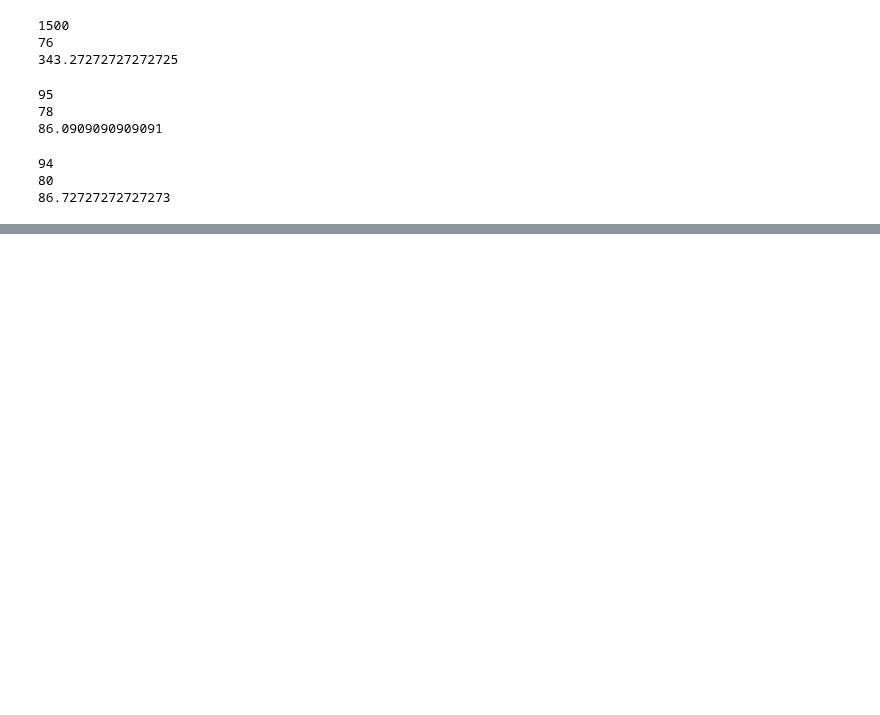
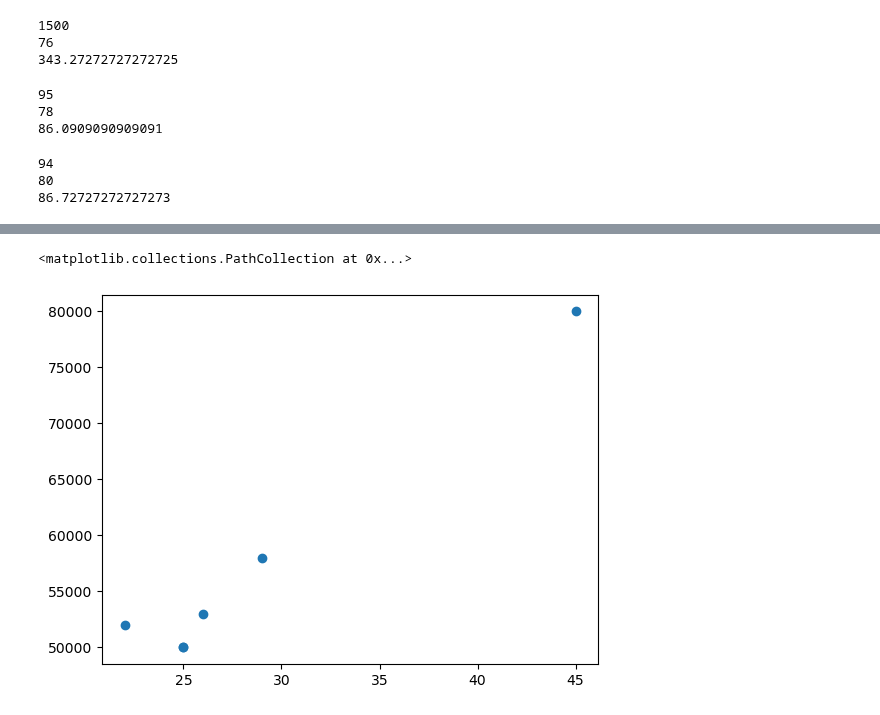
Before and after one commit to joyant-s-g-j/AI-ML-Practices, a Jupyter notebook: Practice_15_5.ipynb, the cells around one changed output, grey strips where cells are left out. Cells and saved outputs as stored; diff of their text form; code cells hidden in the pictures; blank space fills up the shorter version.

```diff
--- a/Practice_15_5.ipynb
+++ b/Practice_15_5.ipynb
@@ -190,0 +202,5 @@ dtype: int64
+# %%
+plt.scatter(df['Age'], df['Salary'])
+# %% [output]
+<matplotlib.collections.PathCollection at 0x...>
+[figure, added]
```
Also changed, not shown: parts of 4 cells of this notebook.
